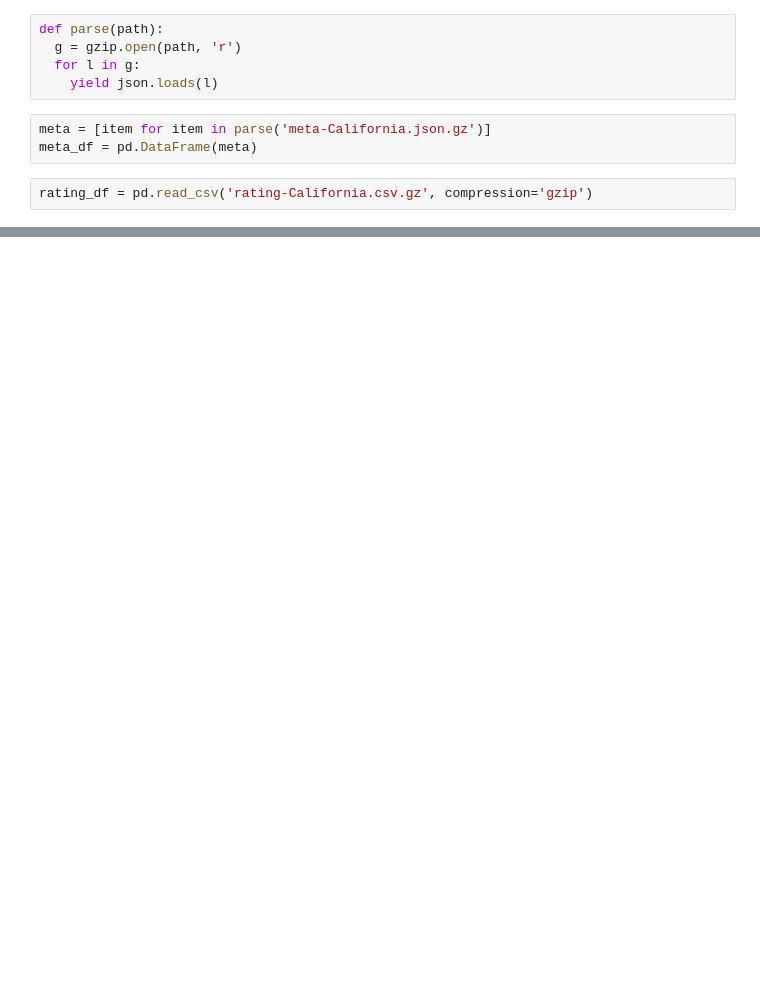
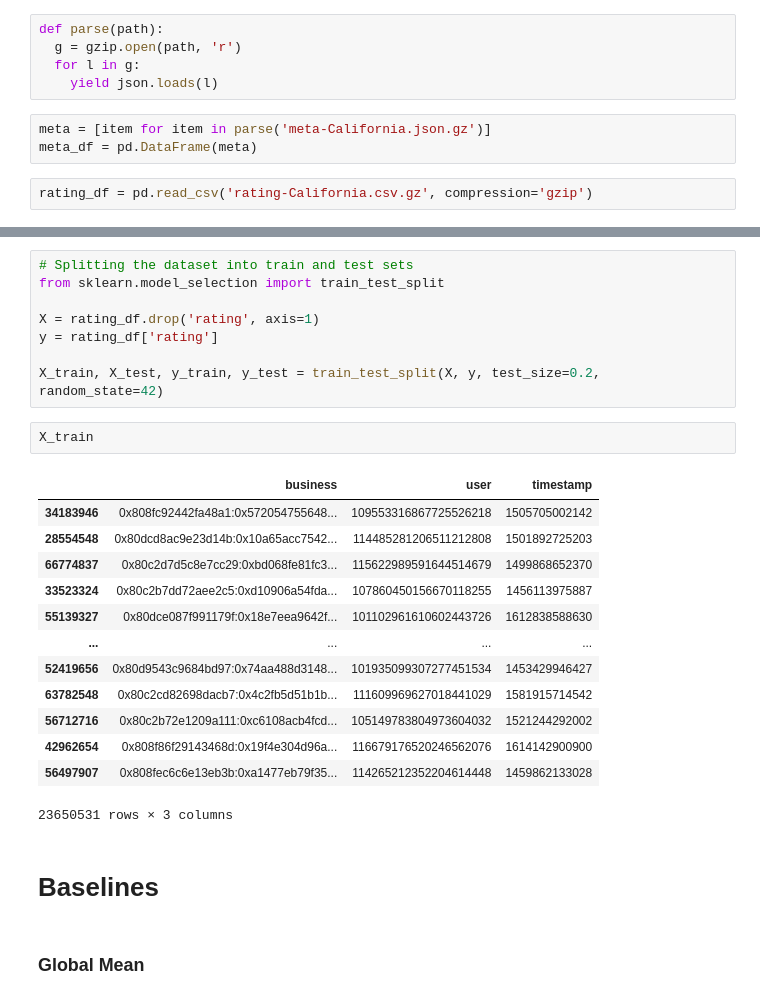
Before and after one commit to anishcd/CSE158-Assignment-2, a Jupyter notebook: analysis.ipynb, the cells around one changed output, grey strips where cells are left out. Cells and saved outputs as stored; diff of their text form; blank space fills up the shorter version.

```diff
--- a/analysis.ipynb
+++ b/analysis.ipynb
@@ -76,0 +100,28 @@ plt.show()
+# %%
+# Splitting the dataset into train and test sets
+from sklearn.model_selection import train_test_split
+
+X = rating_df.drop('rating', axis=1)
+y = rating_df['rating']
+
+X_train, X_test, y_train, y_test = train_test_split(X, y, test_size=0.2, random_state=42)
+# %%
+X_train
+# %% [output]
+|  | business | user | timestamp |
+| 34183946 | 0x808fc92442fa48a1:0x572054755648... | 109553316867725526218 | 1505705002142 |
+| 28554548 | 0x80dcd8ac9e23d14b:0x10a65acc7542... | 114485281206511212808 | 1501892725203 |
+| 66774837 | 0x80c2d7d5c8e7cc29:0xbd068fe81fc3... | 115622989591644514679 | 1499868652370 |
+| 33523324 | 0x80c2b7dd72aee2c5:0xd10906a54fda... | 107860450156670118255 | 1456113975887 |
+| 55139327 | 0x80dce087f991179f:0x18e7eea9642f... | 101102961610602443726 | 1612838588630 |
+| ... | ... | ... | ... |
+| 52419656 | 0x80d9543c9684bd97:0x74aa488d3148... | 101935099307277451534 | 1453429946427 |
+| 63782548 | 0x80c2cd82698dacb7:0x4c2fb5d51b1b... | 111609969627018441029 | 1581915714542 |
+| 56712716 | 0x80c2b72e1209a111:0xc6108acb4fcd... | 105149783804973604032 | 1521244292002 |
+| 42962654 | 0x808f86f29143468d:0x19f4e304d96a... | 116679176520246562076 | 1614142900900 |
+| 56497907 | 0x808fec6c6e13eb3b:0xa1477eb79f35... | 114265212352204614448 | 1459862133028 |
+23650531 rows × 3 columns
+# %% [markdown]
+# Baselines
+# %% [markdown]
+### Global Mean
```
Also changed, not shown: parts of 24 cells of this notebook, 1 other file.
